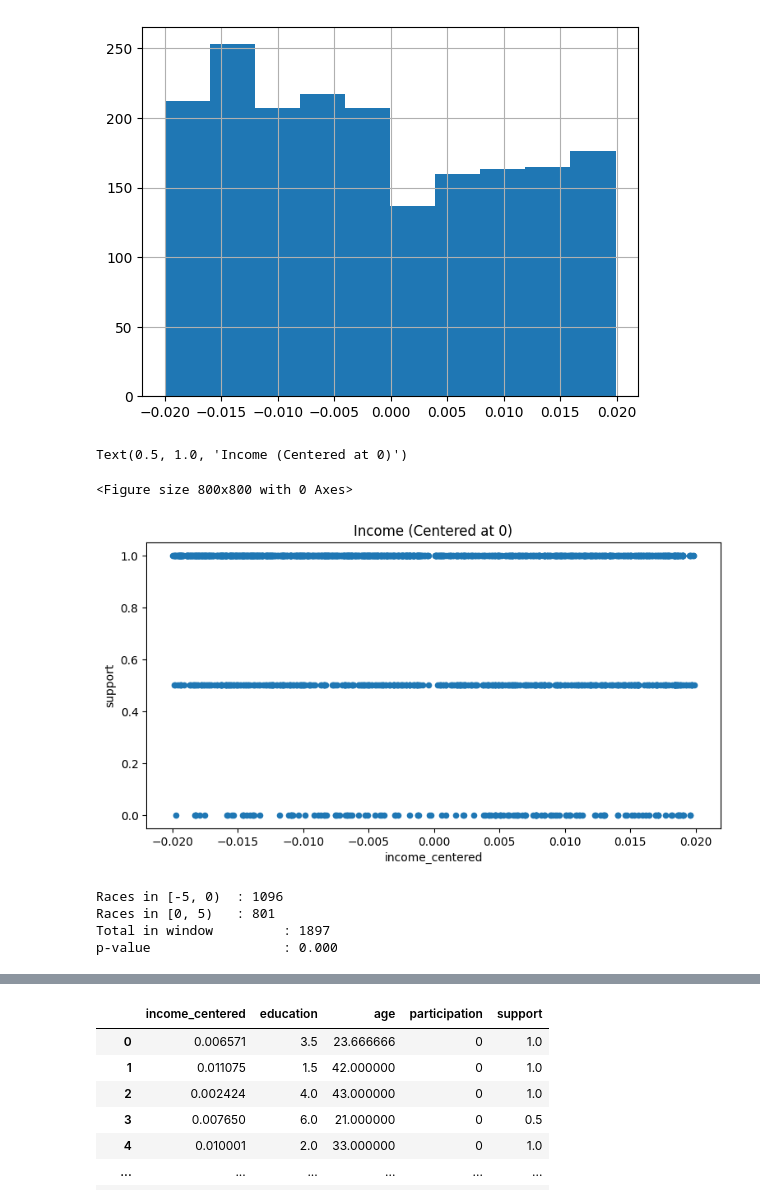
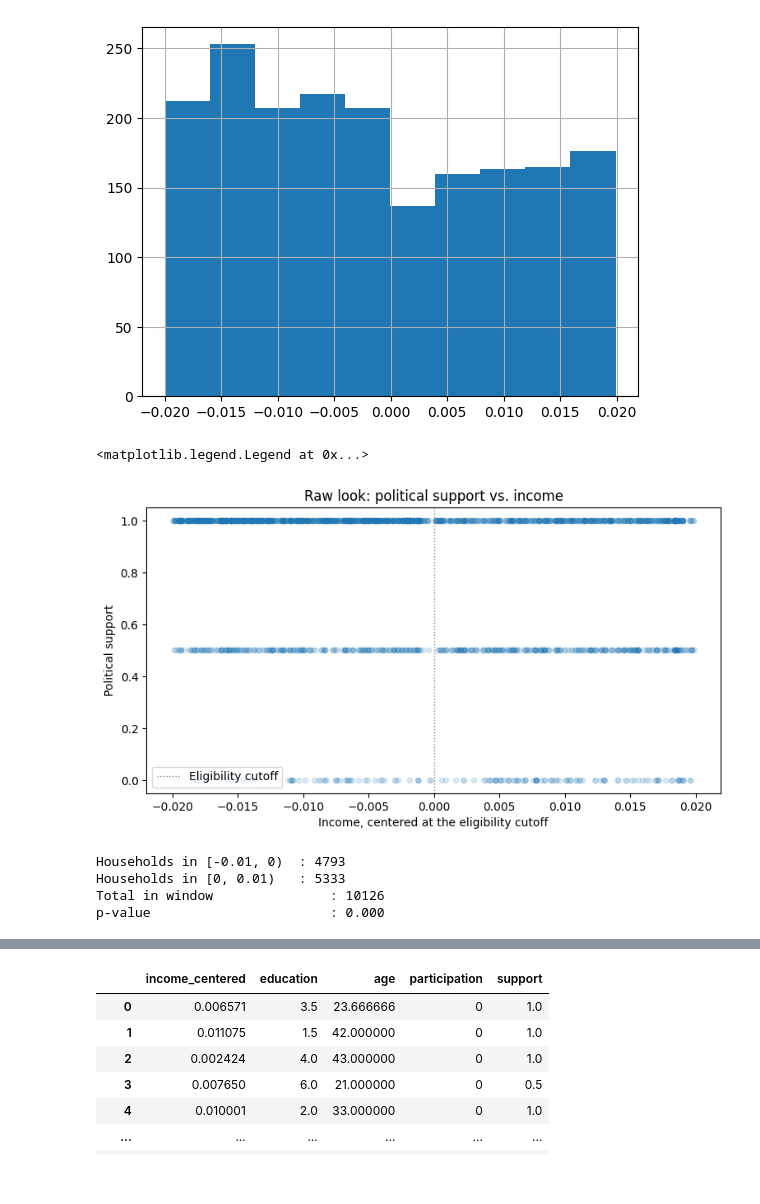
Before and after one commit to stringer-data/causal-inference-training, a Jupyter notebook: projects/04_regression_discontinuity/gov_transfers_political_support/notebooks/01_fuzzy_rdd_gov_transfers.ipynb, the cells around one changed output, grey strips where cells are left out. Cells and saved outputs as stored; diff of their text form; code cells hidden in the pictures.

```diff
--- a/projects/04_regression_discontinuity/gov_transfers_political_support/notebooks/01_fuzzy_rdd_gov_transfers.ipynb
+++ b/projects/04_regression_discontinuity/gov_transfers_political_support/notebooks/01_fuzzy_rdd_gov_transfers.ipynb
@@ -67,21 +50,28 @@ df["income_centered"].hist()
 <Axes: >
 [figure]
 # %%
-plt.figure(figsize=(8,8))
 fig, ax = plt.subplots(figsize=(9, 4.5))
-df.plot.scatter(x="income_centered", y="support", ax=ax)
-plt.title("Income (Centered at 0)")
+df.plot.scatter(x="income_centered", y="support", ax=ax, alpha=0.15)
+ax.axvline(0, color="grey", linestyle=":", linewidth=1, label="Eligibility cutoff")
+ax.set_xlabel("Income, centered at the eligibility cutoff")
+ax.set_ylabel("Political support")
+ax.set_title("Raw look: political support vs. income")
+ax.legend()
 # %% [output]
-Text(0.5, 1.0, 'Income (Centered at 0)')
+<matplotlib.legend.Legend at 0x...>
-<Figure size 800x800 with 0 Axes>
-[figure, old version]
+[figure, new version]
 # %%
 from scipy.stats import binomtest
 
+# Manipulation check runs on the density file (wider, unrestricted range),
+# not gov_transfers.csv, which is already pre-limited to households near the cutoff.
+density_df = pd.read_csv("../data/raw/gov_transfers_density.csv")
+density_df.columns = [c.lower() for c in density_df.columns]
 
+window = 0.01  # income points on each side of the cutoff
 
-just_below = df[df["income_centered"] < 0]
-just_above = df[df["income_centered"] > 0]
+just_below = density_df[(density_df["income_centered"] >= -window) & (density_df["income_centered"] < 0)]
+just_above = density_df[(density_df["income_centered"] >= 0) & (density_df["income_centered"] < window)]
 
 n_below = len(just_below)
 n_above = len(just_above)
@@ -89,15 +79,15 @@ n_total = n_below + n_above
 
 result = binomtest(n_above, n_total, p=0.5)
 
-print(f"Races in [-{window}, 0)  : {n_below}")
-print(f"Races in [0, {window})   : {n_above}")
-print(f"Total in window         : {n_total}")
-print(f"p-value                 : {result.pvalue:.3f}")
+print(f"Households in [-{window}, 0)  : {n_below}")
+print(f"Households in [0, {window})   : {n_above}")
+print(f"Total in window               : {n_total}")
+print(f"p-value                       : {result.pvalue:.3f}")
 # %% [output]
-Races in [-5, 0)  : 1096
-Races in [0, 5)   : 801
-Total in window         : 1897
-p-value                 : 0.000
+Households in [-0.01, 0)  : 4793
+Households in [0, 0.01)   : 5333
+Total in window               : 10126
+p-value                       : 0.000
 # %%
 result
 # %% [output]
```
Also changed, not shown: parts of 12 cells of this notebook.
